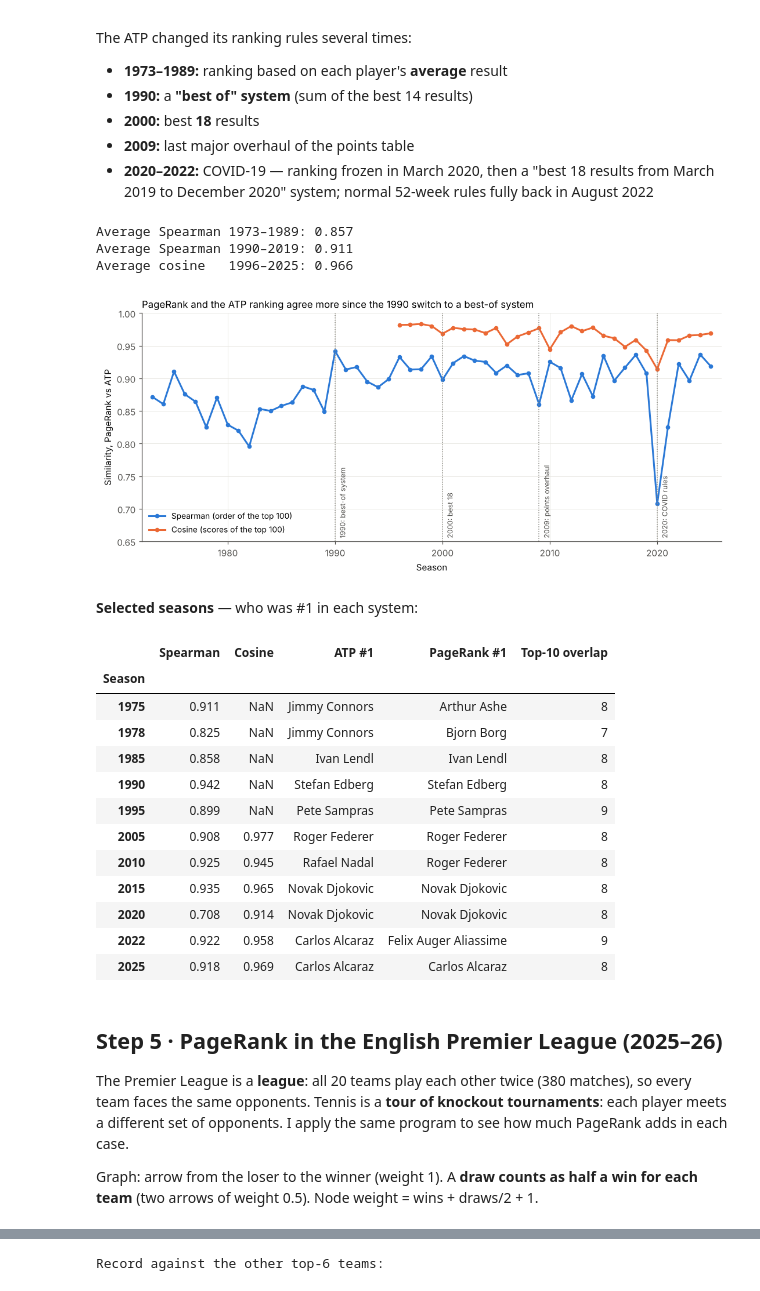
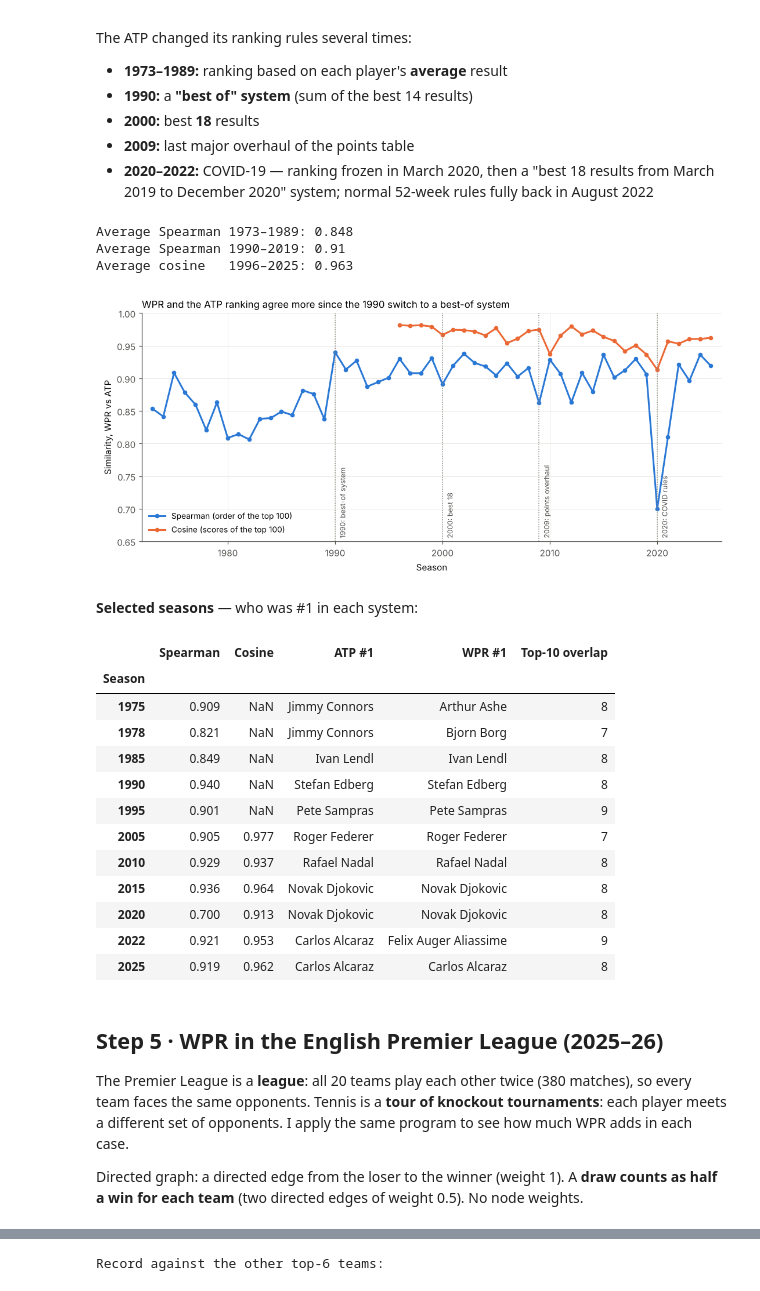
Before and after one commit to ChakibMadcur/tennis-pagerank-research, a Jupyter notebook: notebooks/03_cosine_history_premier_league.ipynb, the cells around one changed output, grey strips where cells are left out. Saved outputs shown, nothing was run; the diff lists cells and outputs as text; code cells hidden in the pictures.

```diff
--- a/notebooks/03_cosine_history_premier_league.ipynb
+++ b/notebooks/03_cosine_history_premier_league.ipynb
@@ -31,7 +31,7 @@ def load_season(year):
              & (~m.score.astype(str).str.contains("W/O", na=False))]
 
 def build_graph(m):
-    G = nx.DiGraph()                                   # arrow: loser -> winner, weight = matches won
+    G = nx.DiGraph()                                   # directed edge: loser -> winner, weight = matches won
     for loser, winner in zip(m.loser_id, m.winner_id):
         if G.has_edge(loser, winner):
             G[loser][winner]["weight"] += 1
@@ -40,9 +40,7 @@ def build_graph(m):
     return G
 
 def pagerank_scores(m, G):
-    wins = m.winner_id.value_counts()
-    node_weight = {p: wins.get(p, 0) + 1 for p in G}   # node weight = matches won + 1
-    return pd.Series(nx.pagerank(G, alpha=0.85, personalization=node_weight, weight="weight", tol=1e-12))
+    return pd.Series(nx.pagerank(G, alpha=0.85, weight="weight", tol=1e-12))   # WPR, uniform restart (no node weights)
 
 RANKING_FILES = ["atp_rankings_70s.csv", "atp_rankings_80s.csv", "atp_rankings_90s.csv",
                  "atp_rankings_00s.csv", "atp_rankings_10s.csv", "atp_rankings_20s.csv"]
@@ -125,11 +123,11 @@ pd.concat({"2015": cos15, "2025": cos25}, axis=1).round(3)
 Ns = [2, 5, 10, 20, 50, 100]
 fig, ax = plt.subplots(figsize=(7.5, 4.2))
 for year, t, color in [("2015", cos15, BLUE), ("2025", cos25, ORANGE)]:
-    ax.plot(Ns, t["Cosine similarity"], "-o", color=color, lw=2, ms=6, label=f"{year}: PageRank vs ATP")
+    ax.plot(Ns, t["Cosine similarity"], "-o", color=color, lw=2, ms=6, label=f"{year}: WPR vs ATP")
     ax.plot(Ns, t["Random baseline"], "--", color=color, lw=1.4, alpha=0.7, label=f"{year}: random baseline")
 ax.set_xscale("log"); ax.set_xticks(Ns); ax.set_xticklabels(Ns)
 ax.set_ylim(0.3, 1.02); ax.set_xlabel("Number of players compared (ATP top N)"); ax.set_ylabel("Cosine similarity")
-ax.set_title("PageRank and ATP vectors stay aligned as N grows; chance does not", loc="left", fontsize=11)
+ax.set_title("WPR and ATP vectors stay aligned as N grows; chance does not", loc="left", fontsize=11)
 ax.legend(frameon=False, fontsize=8.5, loc="lower left")
 plt.tight_layout(); plt.savefig("figures/cosine_by_N.png", dpi=200); plt.show()
 # %% [output]
@@ -204,53 +202,53 @@ for year in range(1973, 2026):
                  "Spearman": spearmanr(top["rank"], -pr[top.index])[0],
                  "Cosine": cosine(top.points, pr[top.index]) if has_points else np.nan,
                  "ATP #1": names.get(atp[atp["rank"] == 1].index[0]),
-                 "PageRank #1": names.get(pr.idxmax()),
+                 "WPR #1": names.get(pr.idxmax()),
                  "Top-10 overlap": len(set(atp[atp["rank"] <= 10].index) & set(pr.nlargest(10).index))})
 history = pd.DataFrame(rows).set_index("Season")
 print("Average Spearman 1973–1989:", round(history.loc[1973:1989, "Spearman"].mean(), 3))
 print("Average Spearman 1990–2019:", round(history.loc[1990:2019, "Spearman"].mean(), 3))
 print("Average cosine   1996–2025:", round(history.loc[1996:2025, "Cosine"].mean(), 3))
 # %% [output]
-Average Spearman 1973–1989: 0.857
-Average Spearman 1990–2019: 0.911
-Average cosine   1996–2025: 0.966
+Average Spearman 1973–1989: 0.848
+Average Spearman 1990–2019: 0.91
+Average cosine   1996–2025: 0.963
 # %%
 fig, ax = plt.subplots(figsize=(10, 4.6))
 ax.plot(history.index, history.Spearman, "-o", color=BLUE, lw=2, ms=4, label="Spearman (order of the top 100)")
 ax.plot(history.index, history.Cosine, "-o", color=ORANGE, lw=2, ms=4, label="Cosine (scores of the top 100)")
 for x, label in [(1990, "1990: best-of system"), (2000, "2000: best 18"), (2009, "2009: points overhaul"), (2020, "2020: COVID rules")]:
     ax.axvline(x, color=GREY, lw=1, ls=":")
     ax.text(x + 0.3, 0.655, label, rotation=90, va="bottom", fontsize=8, color="#52514e")
 ax.set_ylim(0.65, 1.0); ax.set_xlim(1972, 2026)
-ax.set_xlabel("Season"); ax.set_ylabel("Similarity, PageRank vs ATP")
-ax.set_title("PageRank and the ATP ranking agree more since the 1990 switch to a best-of system", loc="left", fontsize=11)
+ax.set_xlabel("Season"); ax.set_ylabel("Similarity, WPR vs ATP")
+ax.set_title("WPR and the ATP ranking agree more since the 1990 switch to a best-of system", loc="left", fontsize=11)
 ax.legend(frameon=False, fontsize=9, loc="lower left")
 plt.tight_layout(); plt.savefig("figures/agreement_through_time.png", dpi=200); plt.show()
 # %% [output]
-[figure, old version]
+[figure, new version]
 # %% [markdown]
 **Selected seasons** — who was #1 in each system:
 # %%
 history.loc[[1975, 1978, 1985, 1990, 1995, 2005, 2010, 2015, 2020, 2022, 2025]].round(3)
 # %% [output]
-|  | Spearman | Cosine | ATP #1 | PageRank #1 | Top-10 overlap |
+|  | Spearman | Cosine | ATP #1 | WPR #1 | Top-10 overlap |
 | Season |  |  |  |  |  |
-| 1975 | 0.911 | NaN | Jimmy Connors | Arthur Ashe | 8 |
-| 1978 | 0.825 | NaN | Jimmy Connors | Bjorn Borg | 7 |
-| 1985 | 0.858 | NaN | Ivan Lendl | Ivan Lendl | 8 |
-| 1990 | 0.942 | NaN | Stefan Edberg | Stefan Edberg | 8 |
-| 1995 | 0.899 | NaN | Pete Sampras | Pete Sampras | 9 |
-| 2005 | 0.908 | 0.977 | Roger Federer | Roger Federer | 8 |
-| 2010 | 0.925 | 0.945 | Rafael Nadal | Roger Federer | 8 |
-| 2015 | 0.935 | 0.965 | Novak Djokovic | Novak Djokovic | 8 |
-| 2020 | 0.708 | 0.914 | Novak Djokovic | Novak Djokovic | 8 |
-| 2022 | 0.922 | 0.958 | Carlos Alcaraz | Felix Auger Aliassime | 9 |
-| 2025 | 0.918 | 0.969 | Carlos Alcaraz | Carlos Alcaraz | 8 |
+| 1975 | 0.909 | NaN | Jimmy Connors | Arthur Ashe | 8 |
+| 1978 | 0.821 | NaN | Jimmy Connors | Bjorn Borg | 7 |
+| 1985 | 0.849 | NaN | Ivan Lendl | Ivan Lendl | 8 |
+| 1990 | 0.940 | NaN | Stefan Edberg | Stefan Edberg | 8 |
+| 1995 | 0.901 | NaN | Pete Sampras | Pete Sampras | 9 |
+| 2005 | 0.905 | 0.977 | Roger Federer | Roger Federer | 7 |
+| 2010 | 0.929 | 0.937 | Rafael Nadal | Rafael Nadal | 8 |
+| 2015 | 0.936 | 0.964 | Novak Djokovic | Novak Djokovic | 8 |
+| 2020 | 0.700 | 0.913 | Novak Djokovic | Novak Djokovic | 8 |
+| 2022 | 0.921 | 0.953 | Carlos Alcaraz | Felix Auger Aliassime | 9 |
+| 2025 | 0.919 | 0.962 | Carlos Alcaraz | Carlos Alcaraz | 8 |
 # %% [markdown]
-## Step 5 · PageRank in the English Premier League (2025–26)
-The Premier League is a **league**: all 20 teams play each other twice (380 matches), so every team faces the same opponents. Tennis is a **tour of knockout tournaments**: each player meets a different set of opponents. I apply the same program to see how much PageRank adds in each case.
+## Step 5 · WPR in the English Premier League (2025–26)
+The Premier League is a **league**: all 20 teams play each other twice (380 matches), so every team faces the same opponents. Tennis is a **tour of knockout tournaments**: each player meets a different set of opponents. I apply the same program to see how much WPR adds in each case.
 
-Graph: arrow from the loser to the winner (weight 1). A **draw counts as half a win for each team** (two arrows of weight 0.5). Node weight = wins + draws/2 + 1.
+Directed graph: a directed edge from the loser to the winner (weight 1). A **draw counts as half a win for each team** (two directed edges of weight 0.5). No node weights.
 # %%
 EPL = "https://raw.githubusercontent.com/datasets/football-datasets/main/datasets/premier-league/season-2526.csv"
 epl = pd.read_csv(EPL, parse_dates=["Date"])
```
Also changed, not shown: parts of 16 cells of this notebook, 11 other files.
